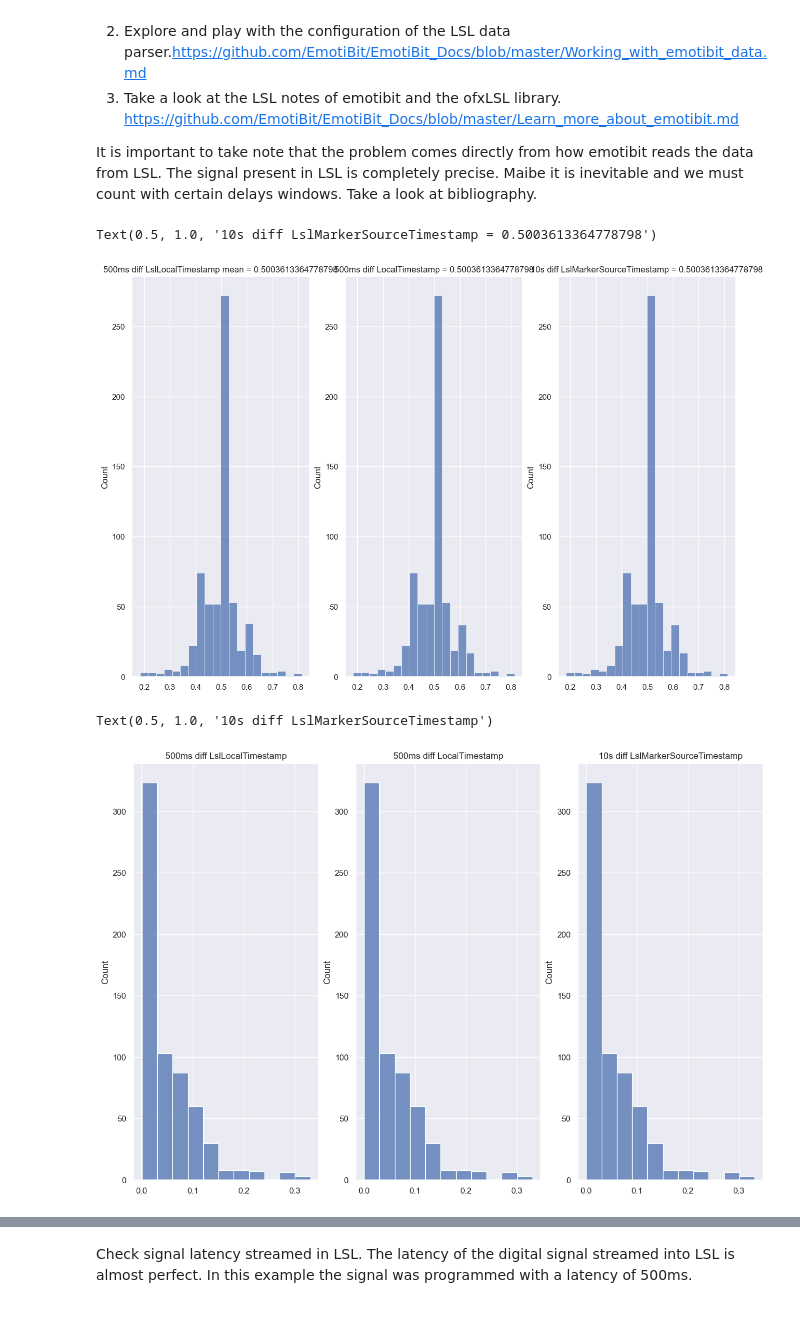
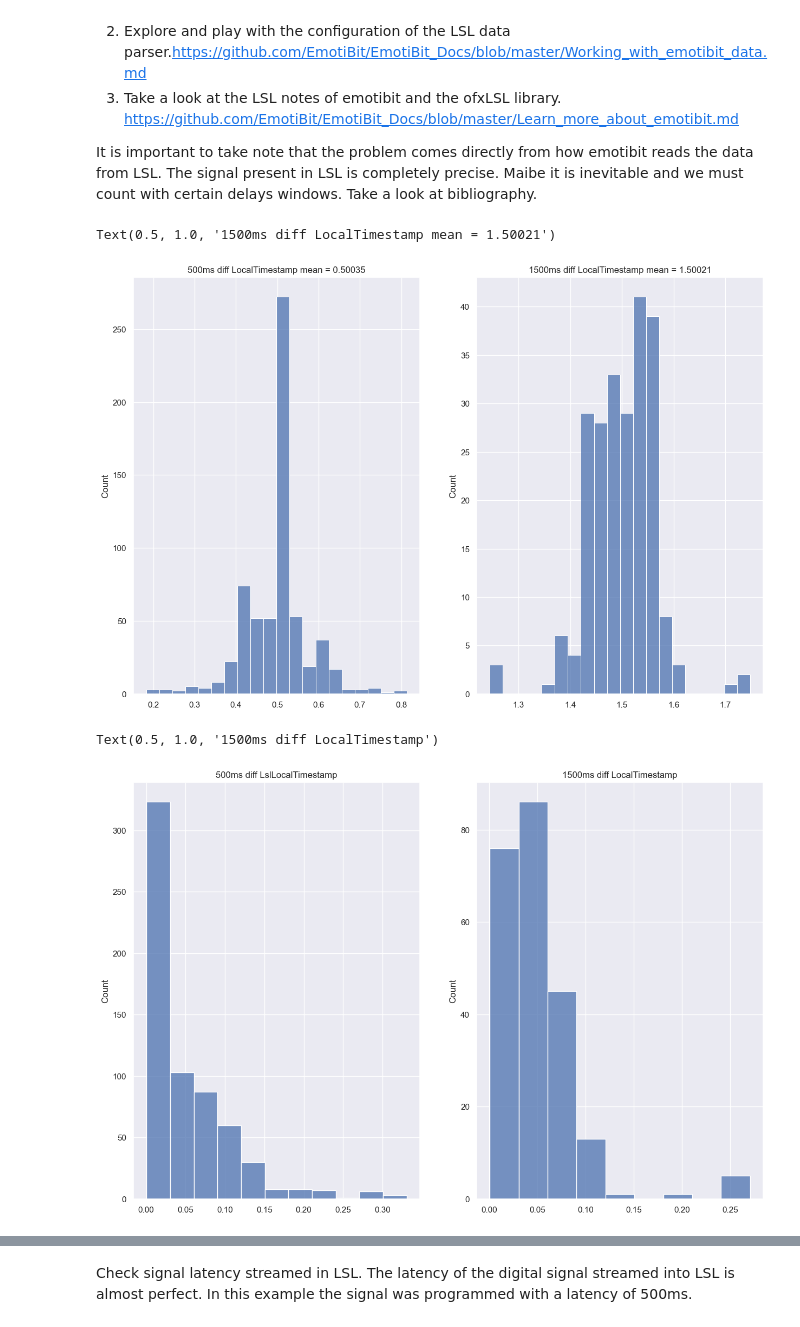
Before and after one commit to Rockyneuron/EmotiBit, a Jupyter notebook: analysis/test_sync.ipynb, the cells around one changed output, grey strips where cells are left out. Saved outputs shown, nothing was run; the diff lists cells and outputs as text; code cells hidden in the pictures.

```diff
--- a/analysis/test_sync.ipynb
+++ b/analysis/test_sync.ipynb
@@ -18,9 +18,12 @@ sys.path.append(Path(r"C:\Users\ArturoV\Desktop\projects\EmotiBit\emotiBitData\L
 
 
 file1=r'..\emotiBitData\LSL\2023-01-17_18-09-42-832110\2023-01-17_18-09-42-832110_LM.csv'
+file2=r'..\emotiBitData\LSL\2023-01-17_19-00-10-012586\2023-01-17_19-00-10-012586_LM.csv'
 file3=r'..\emotiBitData\LSL\2023-01-17_18-09-42-832110\2023-01-17_18-09-42-832110_AX.csv'
-
+file4=r'..\emotiBitData\LSL\2023-01-17_19-00-10-012586\2023-01-17_19-00-10-012586_AX.csv'
 
 data1=pd.read_csv(file1,delimiter=",")
-HR=pd.read_csv(file3,delimiter=",")
+data2=pd.read_csv(file2,delimiter=",")
+HR_05s=pd.read_csv(file3,delimiter=",")
+HR_1_5s=pd.read_csv(file4,delimiter=",")
 # %% [markdown]
@@ -60,9 +63,8 @@ Possible Improvements-Investigations:
 
 It is important to take note that the problem comes directly from how emotibit reads the data from LSL. The signal present in LSL is completely precise. Maibe it is inevitable and we must count with certain delays windows. Take a look at bibliography.
 # %%
-times1=np.array(data1['LslLocalTimestamp'])
-times2=np.array(data1['LocalTimestamp'])
-times3=np.array(data1['LslMarkerSourceTimestamp'])
+times1=np.array(data1['LocalTimestamp'])
+times2=np.array(data2['LocalTimestamp'])
 # %%
 difftime1=np.diff(times1)
 difftime2=np.diff(times2)
@@ -74,29 +74,25 @@ difftime3_diff=np.absolute(difftime3-0.500)
 # %%
-fig1,ax1=plt.subplots(1,3,)
+fig1,ax1=plt.subplots(1,2,)
 sns.histplot(data=difftime1,ax= ax1[0],bins=20)
 sns.histplot(data=difftime2,ax= ax1[1],bins=20)
-sns.histplot(data=difftime3,ax= ax1[2],bins=20)
 fig1.set_figheight(10)
 fig1.set_figwidth(15)
-ax1[0].set_title('500ms diff LslLocalTimestamp mean = {}'.format(np.mean(difftime1)))
-ax1[1].set_title('500ms diff LocalTimestamp = {}'.format(np.mean(difftime1)))
-ax1[2].set_title('10s diff LslMarkerSourceTimestamp = {}'.format(np.mean(difftime1)))
+ax1[0].set_title('500ms diff LocalTimestamp mean = {}'.format(round(np.mean(difftime1),5)))
+ax1[1].set_title('1500ms diff LocalTimestamp mean = {}'.format(round(np.mean(difftime2),5)))
 # %% [output]
-Text(0.5, 1.0, '10s diff LslMarkerSourceTimestamp = 0.5003613364778798')
+Text(0.5, 1.0, '1500ms diff LocalTimestamp mean = 1.50021')
-[figure, old version]
+[figure, new version]
 # %%
-fig1,ax1=plt.subplots(1,3,)
+fig1,ax1=plt.subplots(1,2,)
 sns.histplot(data=difftime1_diff,ax= ax1[0],bins=5,binwidth=0.03)
 sns.histplot(data=difftime2_diff,ax= ax1[1],bins=5,binwidth=0.03)
-sns.histplot(data=difftime3_diff,ax= ax1[2],bins=5,binwidth=0.03)
 fig1.set_figheight(10)
 fig1.set_figwidth(15)
 ax1[0].set_title('500ms diff LslLocalTimestamp')
-ax1[1].set_title('500ms diff LocalTimestamp')
-ax1[2].set_title('10s diff LslMarkerSourceTimestamp')
+ax1[1].set_title('1500ms diff LocalTimestamp')
 # %% [output]
-Text(0.5, 1.0, '10s diff LslMarkerSourceTimestamp')
+Text(0.5, 1.0, '1500ms diff LocalTimestamp')
-[figure, old version]
+[figure, new version]
 # %%
 fig1,ax1=plt.subplots(1,2,)
 sns.histplot(data=difftime1_diff,ax= ax1[0],bins=5,binwidth=0.03,stat='probability')
```
Also changed, not shown: parts of 5 cells of this notebook.
